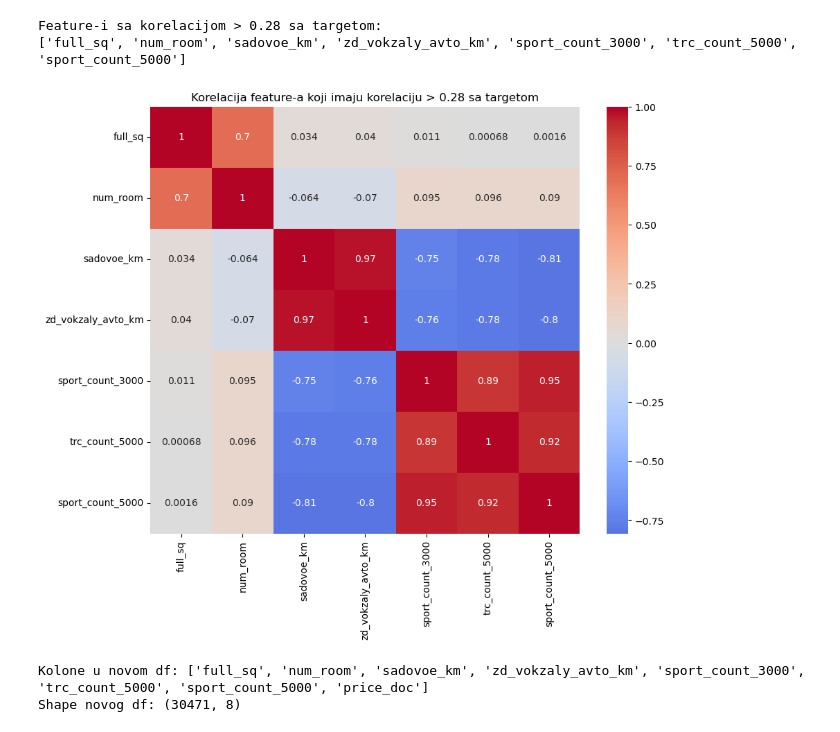
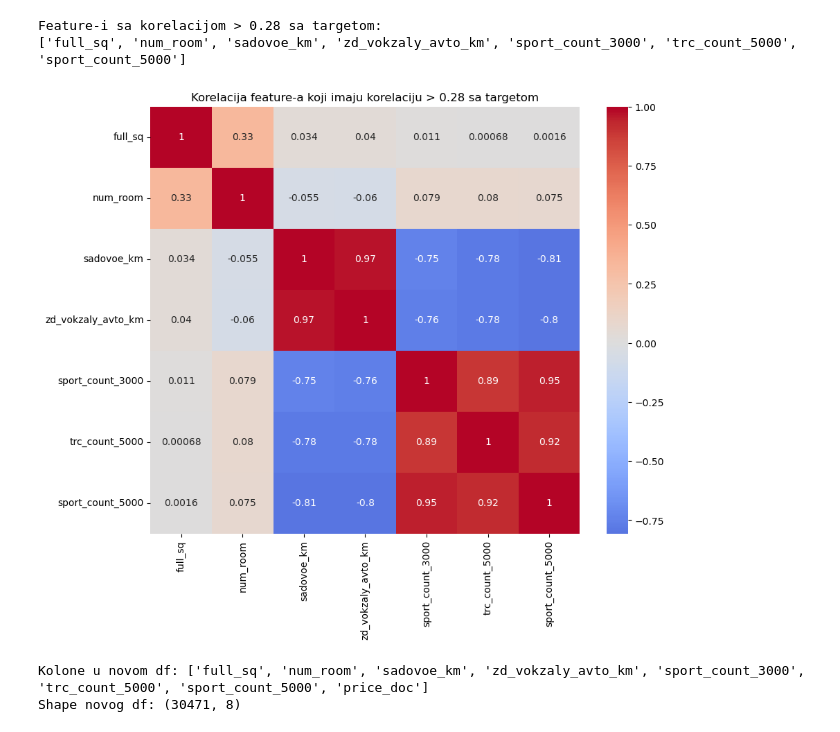
Before and after one commit to aleksaljujic/Sberbank-House-Pricing, a Jupyter notebook: Sberbank.ipynb, the cells around one changed output. Drawn from its saved outputs; the diff is of its cells as text; code cells hidden in the pictures.

```diff
--- a/Sberbank.ipynb
+++ b/Sberbank.ipynb
@@ -445,7 +445,7 @@ Name: price_doc, dtype: float64
 # %%
 corr_treshold = 0.28
 
-corr_matrix = df.corr(numeric_only=True)
+corr_matrix = df_num.corr(numeric_only=True)
 target_corr = corr_matrix["price_doc"].drop("price_doc")
 selected_features = target_corr[target_corr.abs() > corr_treshold].index.tolist()
 
@@ -456,11 +456,11 @@ Feature-i sa korelacijom > 0.28 sa targetom:
 ['full_sq', 'num_room', 'sadovoe_km', 'zd_vokzaly_avto_km', 'sport_count_3000', 'trc_count_5000', 'sport_count_5000']
 # %%
 plt.figure(figsize=(10,8))
-sns.heatmap(df[selected_features].corr(), annot=True, cmap="coolwarm", center=0)
+sns.heatmap(df_num[selected_features].corr(), annot=True, cmap="coolwarm", center=0)
 plt.title(f"Korelacija feature-a koji imaju korelaciju > {corr_treshold} sa targetom")
 plt.show()
 # %% [output]
-[figure, old version]
+[figure, new version]
 # %%
 target = "price_doc"
 
```
Also changed, not shown: parts of 3 cells of this notebook.
